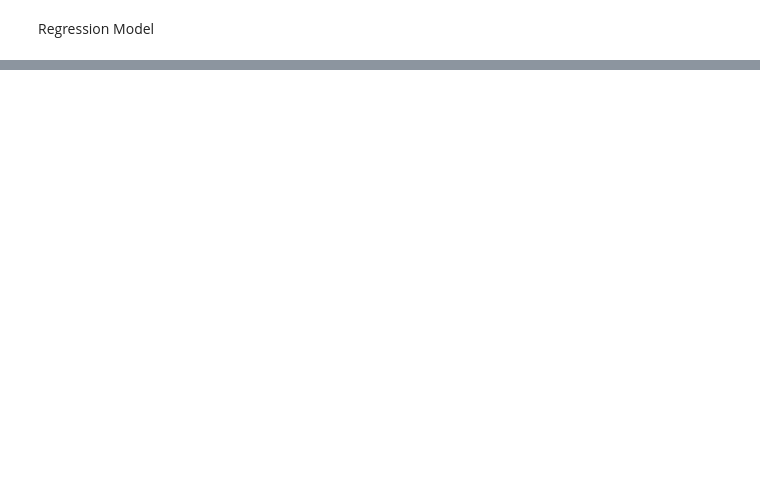
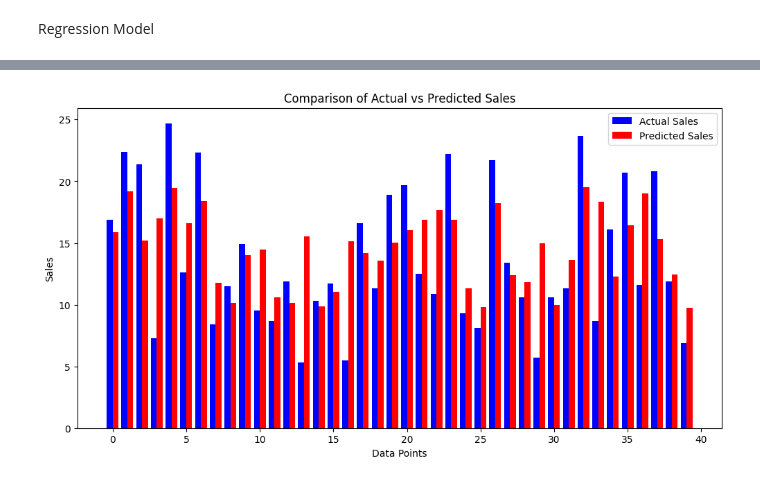
Before and after one commit to omshete0550/SEM7_Material, a Jupyter notebook: ML/PRACS/q1.ipynb, the cells around one changed output, grey strips where cells are left out. Drawn from its saved outputs; the diff is of its cells as text; code cells hidden in the pictures; blank space fills up the shorter version.

```diff
--- a/ML/PRACS/q1.ipynb
+++ b/ML/PRACS/q1.ipynb
@@ -87,0 +116,16 @@ RMSE: 4.8216974799471926
+# %%
+# 4-6
+plt.figure(figsize=(12,6))
+
+indices = np.arange(len(y_test))
+plt.bar(indices - 0.2, y_test, width=0.4, label='Actual Sales', color='blue')
+plt.bar(indices + 0.2, y_pred, width=0.4, label='Predicted Sales', color='red')
+
+plt.title('Comparison of Actual vs Predicted Sales')
+plt.xlabel('Data Points')
+plt.ylabel('Sales')
+plt.legend()
+
+plt.show()
+# %% [output]
+[figure, added]
```
Also changed, not shown: parts of 13 cells of this notebook, 23 other files.
